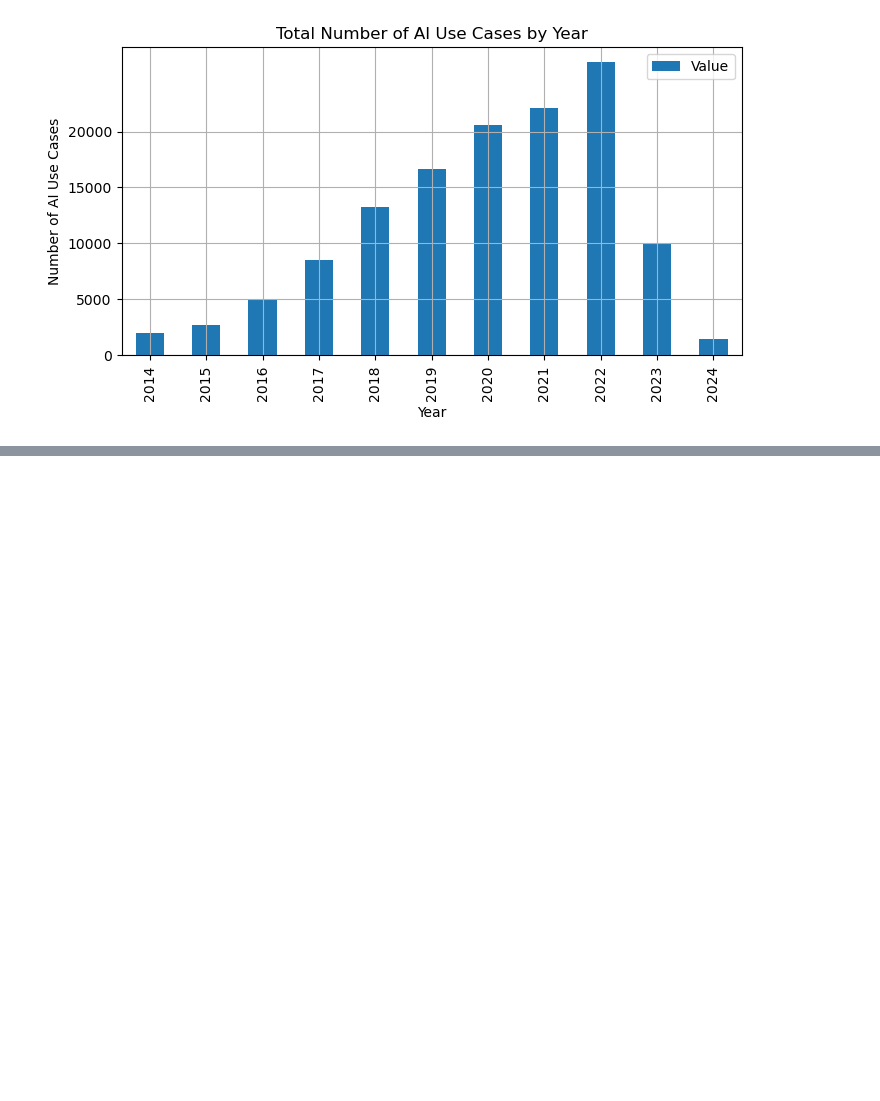
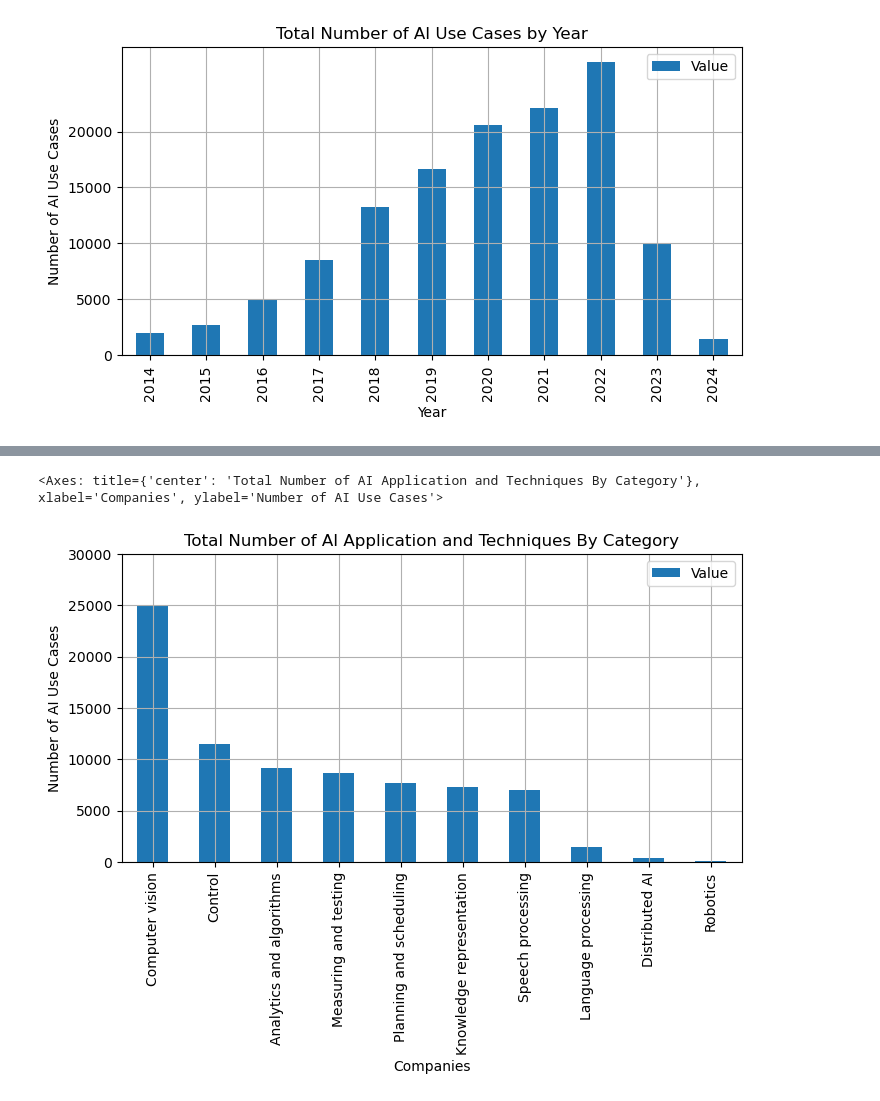
Before and after one commit to sarazarea26/reuproject1, a Jupyter notebook: corporateai.ipynb, the cells around one changed output, grey strips where cells are left out. Saved outputs shown, nothing was run; the diff lists cells and outputs as text; code cells hidden in the pictures; blank space fills up the shorter version.

```diff
--- a/corporateai.ipynb
+++ b/corporateai.ipynb
@@ -398,3 +421,7 @@ patent_year_grouped.plot.bar(title="Total Number of AI Use Cases by Year", x="Ye
 # %% [output]
 <Axes: title={'center': 'Total Number of AI Use Cases by Year'}, xlabel='Year', ylabel='Number of AI Use Cases'>
 [figure]
+# %%
+app_cases = df_yearly[df_yearly["Category"].str.contains("AI applications and techniques:", na=False)]
+apps = app_cases.groupby("Category")["Value"].sum().sort_values(ascending=False).head(20).reset_index()
+apps
@@ -400,0 +440,7 @@ patent_year_grouped.plot.bar(title="Total Number of AI Use Cases by Year", x="Ye
+# %%
+apps["Category"] = apps["Category"].str.replace("AI applications and techniques:", "", regex=False).str.strip()
+apps.plot.bar(title="Total Number of AI Application and Techniques By Category", x="Category", y="Value",
+                       grid=True, figsize=(8,4), ylabel="Number of AI Use Cases", yticks=[0, 5000, 10000, 15000, 20000, 25000, 30000], xlabel="Companies")
+# %% [output]
+<Axes: title={'center': 'Total Number of AI Application and Techniques By Category'}, xlabel='Companies', ylabel='Number of AI Use Cases'>
+[figure, added]
```
Also changed, not shown: parts of 4 cells of this notebook, 4 other files.
